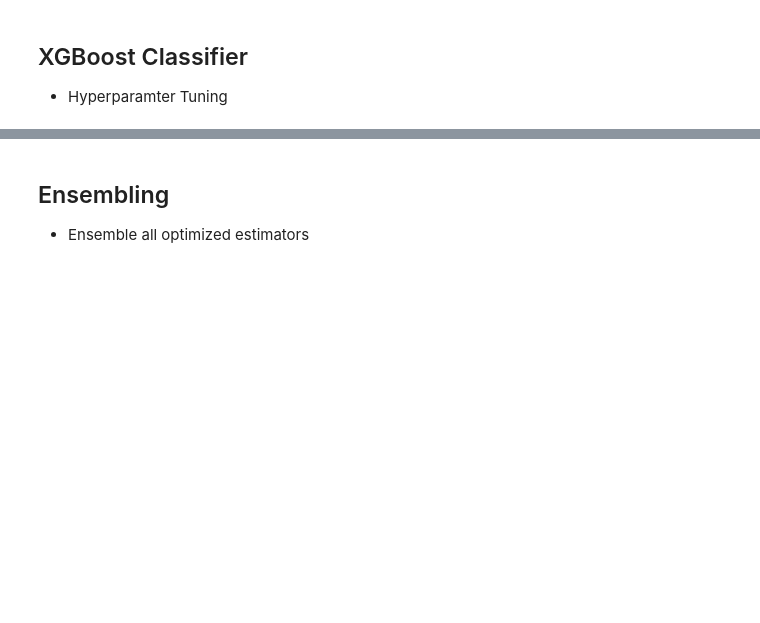
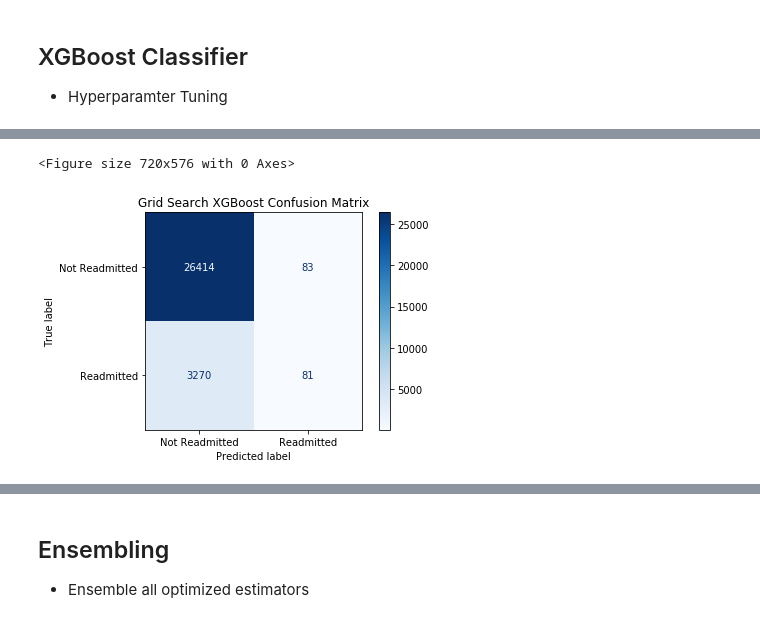
Before and after one commit to rchoi2/Diabetes-Readmission-Classifier, a Jupyter notebook: Diabetes_Classification_EDA.ipynb, the cells around one changed output, grey strips where cells are left out. Drawn from its saved outputs; the diff is of its cells as text; code cells hidden in the pictures; blank space fills up the shorter version.

```diff
--- a/Diabetes_Classification_EDA.ipynb
+++ b/Diabetes_Classification_EDA.ipynb
@@ -808,0 +878,5 @@ plot_feature_importance(rf_grid.best_estimator_.feature_importances_, X_train_re
+# %%
+plot_cm(best_xgb, "Grid Search XGBoost")
+# %% [output]
+<Figure size 720x576 with 0 Axes>
+[figure, added]
```
Also changed, not shown: parts of 30 cells of this notebook, 2 other files.
